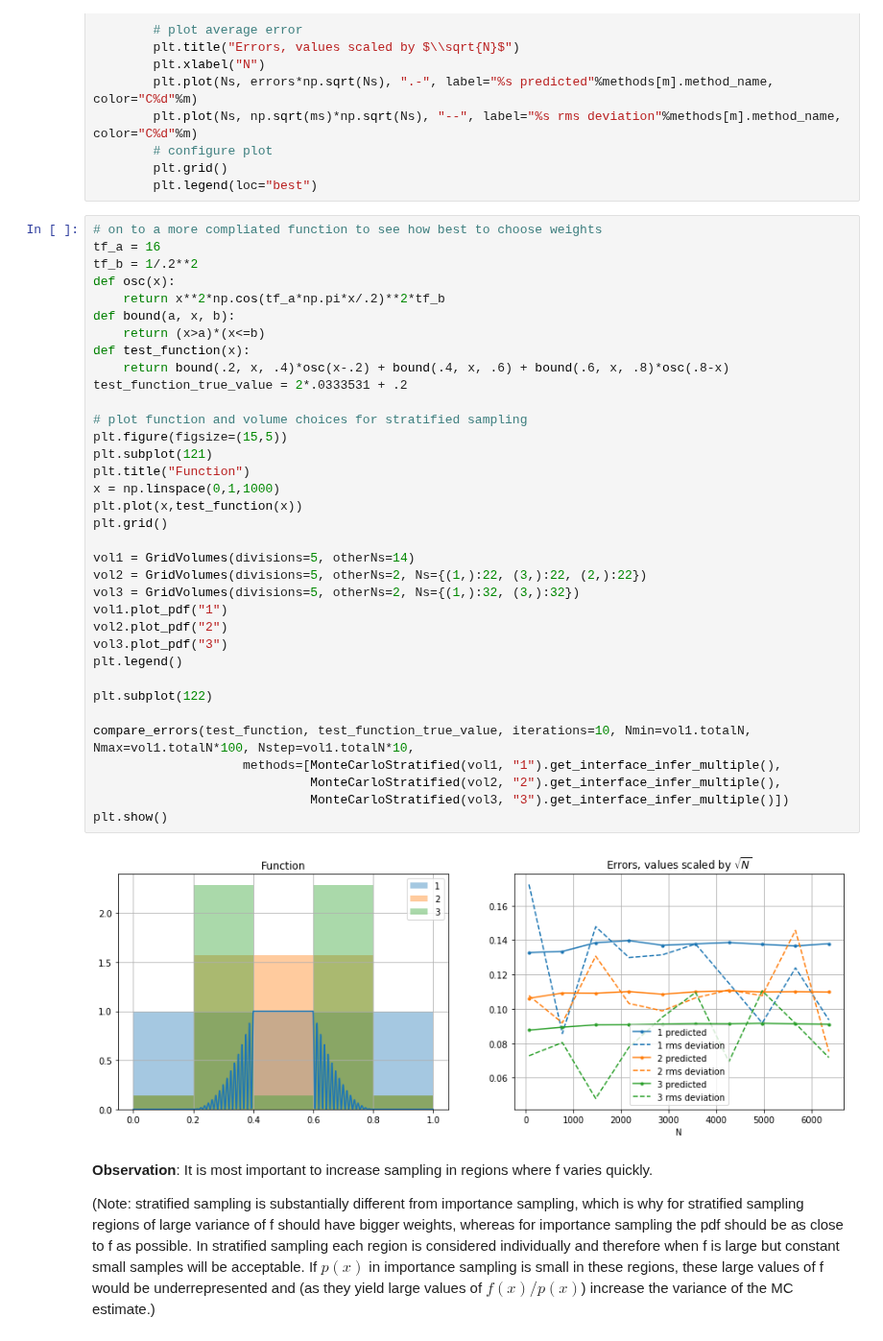
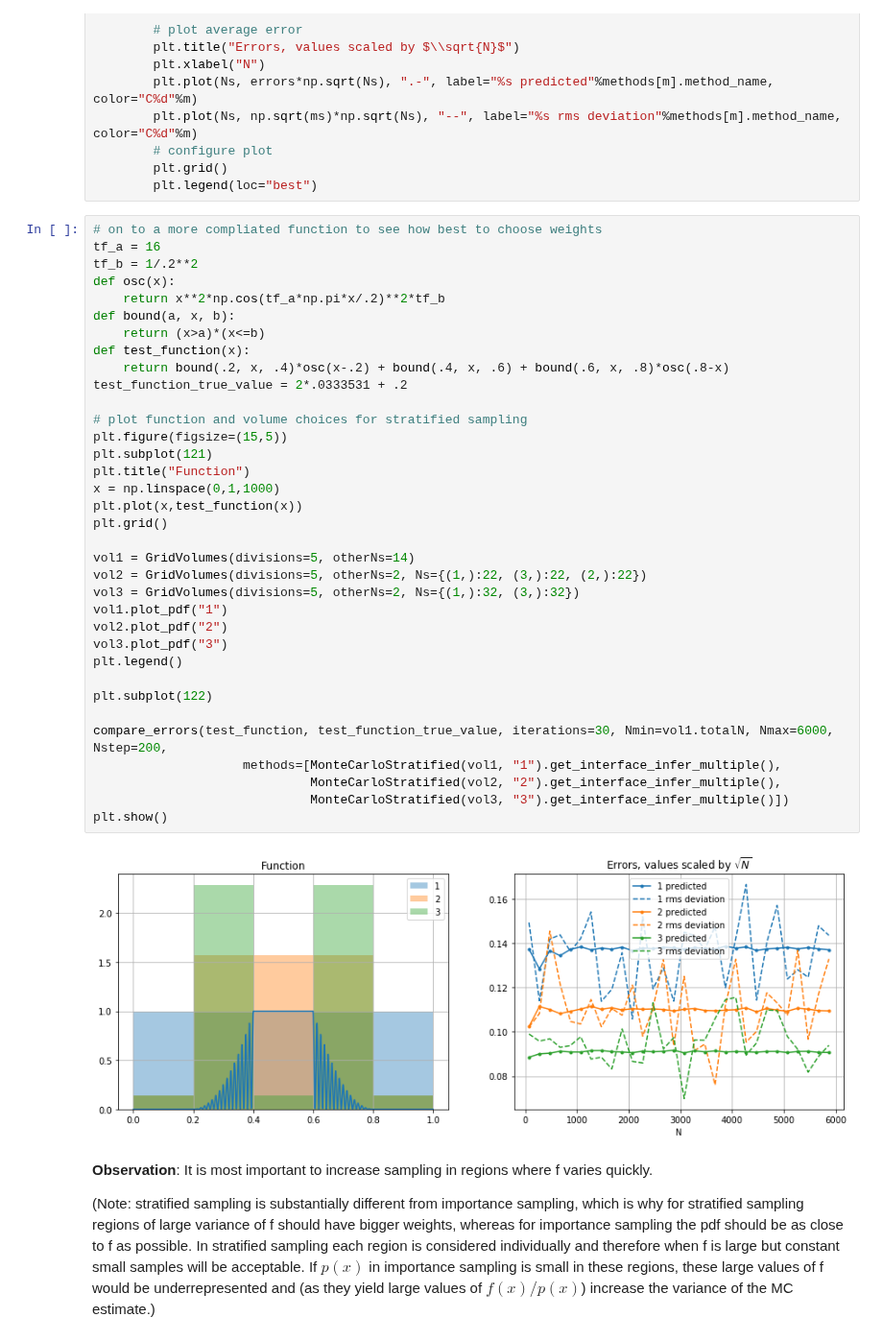
Before and after one commit to mathisgerdes/hep-monte-carlo, a Jupyter notebook: intro/monte_carlo.ipynb, the cells around one changed output. Shown at 96% size. Drawn from its saved outputs; the diff is of its cells as text.

```diff
--- a/intro/monte_carlo.ipynb
+++ b/intro/monte_carlo.ipynb
@@ -159,35 +159,35 @@ def osc(x):
     return x**2*np.cos(tf_a*np.pi*x/.2)**2*tf_b
 def bound(a, x, b):
     return (x>a)*(x<=b)
 def test_function(x):
     return bound(.2, x, .4)*osc(x-.2) + bound(.4, x, .6) + bound(.6, x, .8)*osc(.8-x)
 test_function_true_value = 2*.0333531 + .2
 
 # plot function and volume choices for stratified sampling
 plt.figure(figsize=(15,5))
 plt.subplot(121)
 plt.title("Function")
 x = np.linspace(0,1,1000)
 plt.plot(x,test_function(x))
 plt.grid()
 
 vol1 = GridVolumes(divisions=5, otherNs=14)
 vol2 = GridVolumes(divisions=5, otherNs=2, Ns={(1,):22, (3,):22, (2,):22})
 vol3 = GridVolumes(divisions=5, otherNs=2, Ns={(1,):32, (3,):32})
 vol1.plot_pdf("1")
 vol2.plot_pdf("2")
 vol3.plot_pdf("3")
 plt.legend()
 
 plt.subplot(122)
 
-compare_errors(test_function, test_function_true_value, iterations=10, Nmin=vol1.totalN, Nmax=vol1.totalN*100, Nstep=vol1.totalN*10,
+compare_errors(test_function, test_function_true_value, iterations=30, Nmin=vol1.totalN, Nmax=6000, Nstep=200,
                     methods=[MonteCarloStratified(vol1, "1").get_interface_infer_multiple(),
                              MonteCarloStratified(vol2, "2").get_interface_infer_multiple(),
                              MonteCarloStratified(vol3, "3").get_interface_infer_multiple()])
 plt.show()
 # %% [output]
-[figure, old version]
+[figure, new version]
 # %% [markdown]
 **Observation**: It is most important to increase sampling in regions where f varies quickly.
 
```
Also changed, not shown: parts of 18 cells of this notebook, 2 other files.
